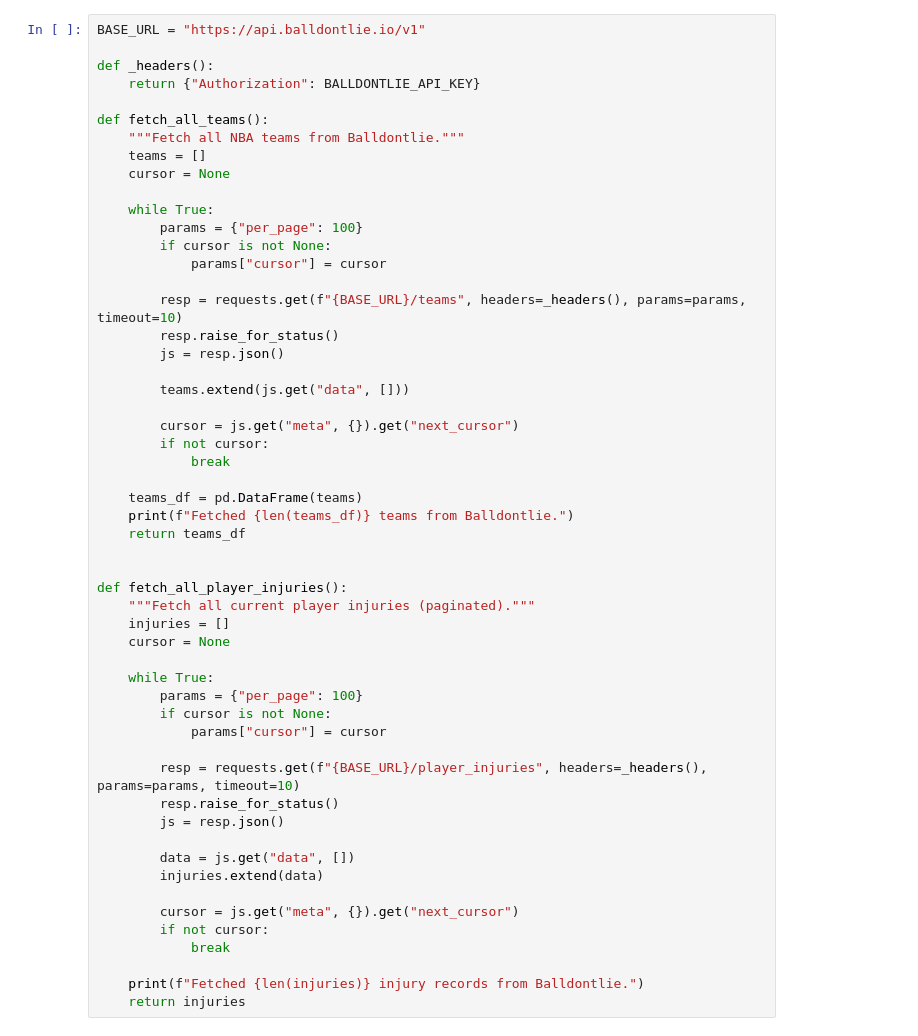
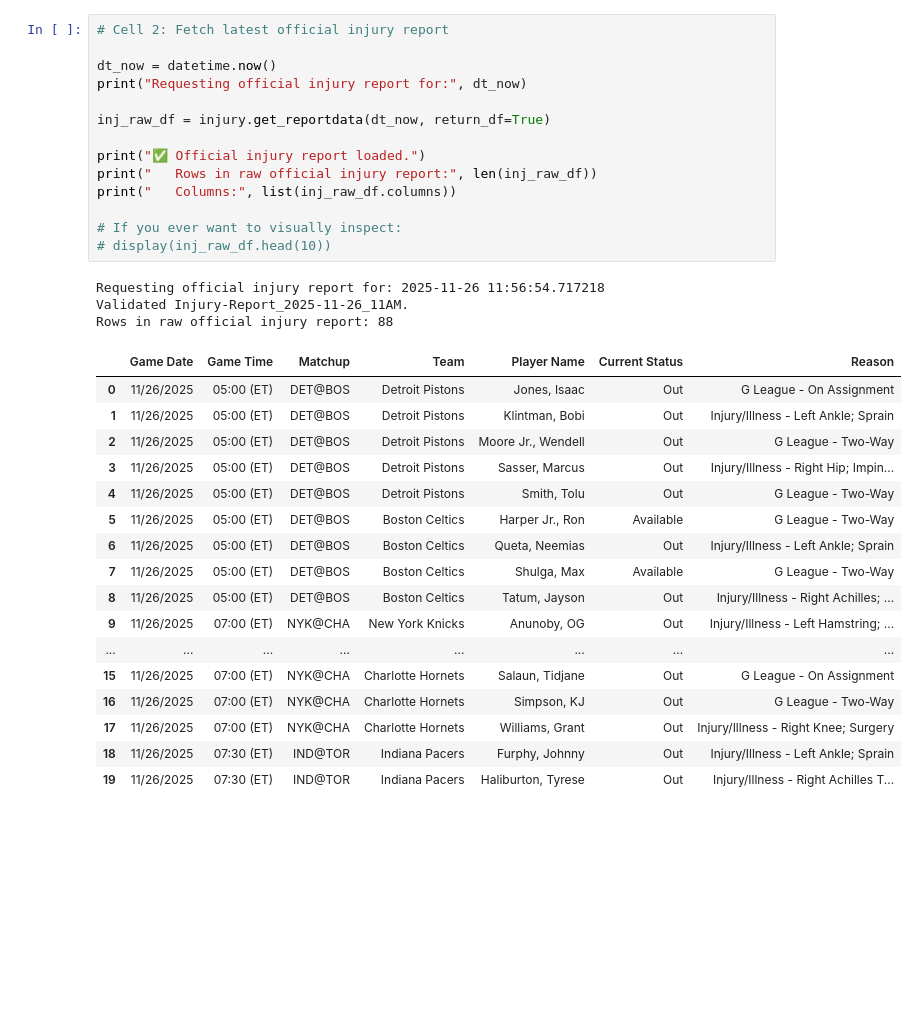
Before and after one commit to wjdorsey/qepc_project, a Jupyter notebook: notebooks/live_injuries.ipynb, the cells around one changed output. Saved outputs shown, nothing was run; the diff lists cells and outputs as text; blank space fills up the shorter version.

```diff
--- a/notebooks/live_injuries.ipynb
+++ b/notebooks/live_injuries.ipynb
@@ -21,55 +62,36 @@ Project root: C:\Users\wdors\qepc_project
 # %%
-BASE_URL = "https://api.balldontlie.io/v1"
+# Cell 2: Fetch latest official injury report
 
-def _headers():
-    return {"Authorization": BALLDONTLIE_API_KEY}
+dt_now = datetime.now()
+print("Requesting official injury report for:", dt_now)
 
-def fetch_all_teams():
-    """Fetch all NBA teams from Balldontlie."""
-    teams = []
-    cursor = None
+inj_raw_df = injury.get_reportdata(dt_now, return_df=True)
 
-    while True:
-        params = {"per_page": 100}
-        if cursor is not None:
-            params["cursor"] = cursor
+print("✅ Official injury report loaded.")
+print("   Rows in raw official injury report:", len(inj_raw_df))
+print("   Columns:", list(inj_raw_df.columns))
 
-        resp = requests.get(f"{BASE_URL}/teams", headers=_headers(), params=params, timeout=10)
-        resp.raise_for_status()
-        js = resp.json()
-
-        teams.extend(js.get("data", []))
-
-        cursor = js.get("meta", {}).get("next_cursor")
-        if not cursor:
-            break
-
-    teams_df = pd.DataFrame(teams)
-    print(f"Fetched {len(teams_df)} teams from Balldontlie.")
-    return teams_df
-
-
-def fetch_all_player_injuries():
-    """Fetch all current player injuries (paginated)."""
-    injuries = []
-    cursor = None
-
-    while True:
-        params = {"per_page": 100}
-        if cursor is not None:
-            params["cursor"] = cursor
-
-        resp = requests.get(f"{BASE_URL}/player_injuries", headers=_headers(), params=params, timeout=10)
-        resp.raise_for_status()
-        js = resp.json()
-
-        data = js.get("data", [])
-        injuries.extend(data)
-
-        cursor = js.get("meta", {}).get("next_cursor")
-        if not cursor:
-            break
-
-    print(f"Fetched {len(injuries)} injury records from Balldontlie.")
-    return injuries
+# If you ever want to visually inspect:
+# display(inj_raw_df.head(10))
+# %% [output]
+Requesting official injury report for: 2025-11-26 11:56:54.717218
+Validated Injury-Report_2025-11-26_11AM.
+Rows in raw official injury report: 88
+|  | Game Date | Game Time | Matchup | Team | Player Name | Current Status | Reason |
+| 0 | 11/26/2025 | 05:00 (ET) | DET@BOS | Detroit Pistons | Jones, Isaac | Out | G League - On Assignment |
+| 1 | 11/26/2025 | 05:00 (ET) | DET@BOS | Detroit Pistons | Klintman, Bobi | Out | Injury/Illness - Left Ankle; Sprain |
+| 2 | 11/26/2025 | 05:00 (ET) | DET@BOS | Detroit Pistons | Moore Jr., Wendell | Out | G League - Two-Way |
+| 3 | 11/26/2025 | 05:00 (ET) | DET@BOS | Detroit Pistons | Sasser, Marcus | Out | Injury/Illness - Right Hip; Impin... |
+| 4 | 11/26/2025 | 05:00 (ET) | DET@BOS | Detroit Pistons | Smith, Tolu | Out | G League - Two-Way |
+| 5 | 11/26/2025 | 05:00 (ET) | DET@BOS | Boston Celtics | Harper Jr., Ron | Available | G League - Two-Way |
+| 6 | 11/26/2025 | 05:00 (ET) | DET@BOS | Boston Celtics | Queta, Neemias | Out | Injury/Illness - Left Ankle; Sprain |
+| 7 | 11/26/2025 | 05:00 (ET) | DET@BOS | Boston Celtics | Shulga, Max | Available | G League - Two-Way |
+| 8 | 11/26/2025 | 05:00 (ET) | DET@BOS | Boston Celtics | Tatum, Jayson | Out | Injury/Illness - Right Achilles; ... |
+| 9 | 11/26/2025 | 07:00 (ET) | NYK@CHA | New York Knicks | Anunoby, OG | Out | Injury/Illness - Left Hamstring; ... |
+| ... | ... | ... | ... | ... | ... | ... | ... |
+| 15 | 11/26/2025 | 07:00 (ET) | NYK@CHA | Charlotte Hornets | Salaun, Tidjane | Out | G League - On Assignment |
+| 16 | 11/26/2025 | 07:00 (ET) | NYK@CHA | Charlotte Hornets | Simpson, KJ | Out | G League - Two-Way |
+| 17 | 11/26/2025 | 07:00 (ET) | NYK@CHA | Charlotte Hornets | Williams, Grant | Out | Injury/Illness - Right Knee; Surgery |
+| 18 | 11/26/2025 | 07:30 (ET) | IND@TOR | Indiana Pacers | Furphy, Johnny | Out | Injury/Illness - Left Ankle; Sprain |
+| 19 | 11/26/2025 | 07:30 (ET) | IND@TOR | Indiana Pacers | Haliburton, Tyrese | Out | Injury/Illness - Right Achilles T... |
 # %%
```
Also changed, not shown: parts of 4 cells of this notebook, 4 other files.
